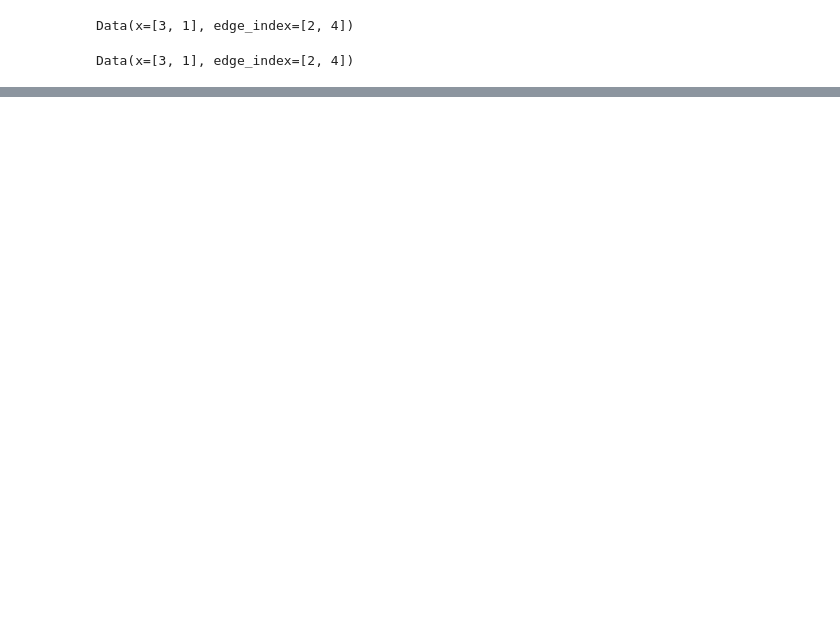
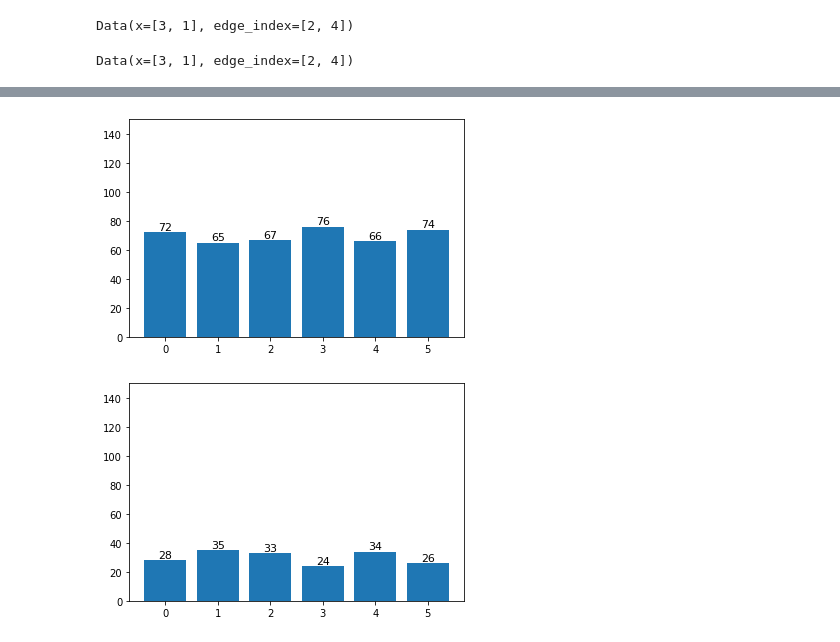
Before and after one commit to EvoDmiK/TIL, a Jupyter notebook: AI_study/basic/pytorch/0.basics/0.2.pytorch_geometric_basic.ipynb, the cells around one changed output, grey strips where cells are left out. Drawn from its saved outputs; the diff is of its cells as text; code cells hidden in the pictures; blank space fills up the shorter version.

```diff
--- a/AI_study/basic/pytorch/0.basics/0.2.pytorch_geometric_basic.ipynb
+++ b/AI_study/basic/pytorch/0.basics/0.2.pytorch_geometric_basic.ipynb
@@ -204,0 +345,13 @@ is graph directed?  : False
+# %%
+## 하지만 셔플해서 분할했다간... 균등한 데이터 분포라고 하더라도 특정 레이블만 학습용 데이터 셋에 많이 들어갈 수 있다...
+shuffled_train = shuffled_dataset[test_size : ]
+shuffled_test  = shuffled_dataset[ : test_size]
+
+train_lb_cnt = Counter([lb.y.item() for lb in shuffled_train])
+test_lb_cnt  = Counter([lb.y.item() for lb in shuffled_test])
+
+label_distribution(train_lb_cnt)
+label_distribution(test_lb_cnt)
+# %% [output]
+[figure, added]
+[figure, added]
```
Also changed, not shown: parts of 38 cells of this notebook.
